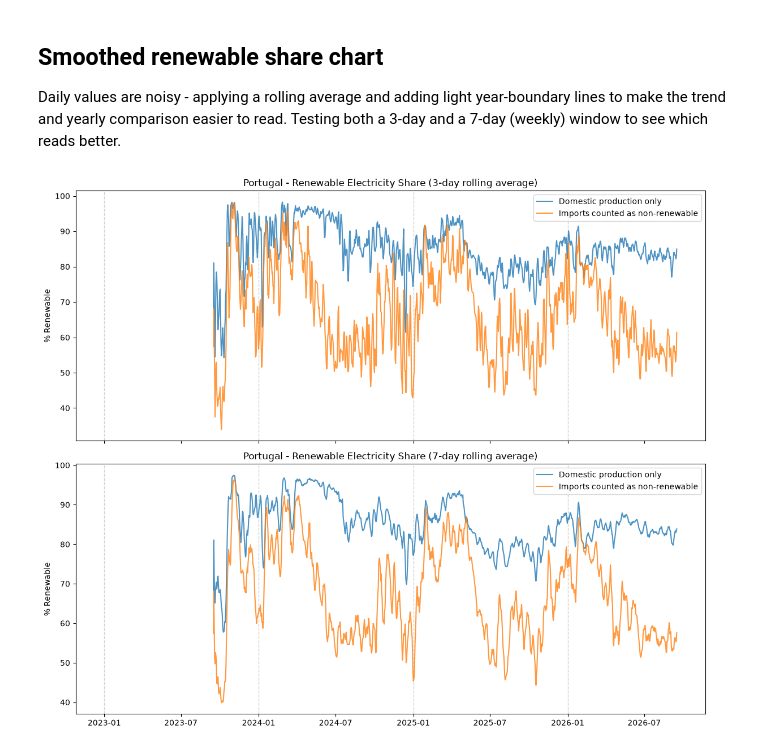
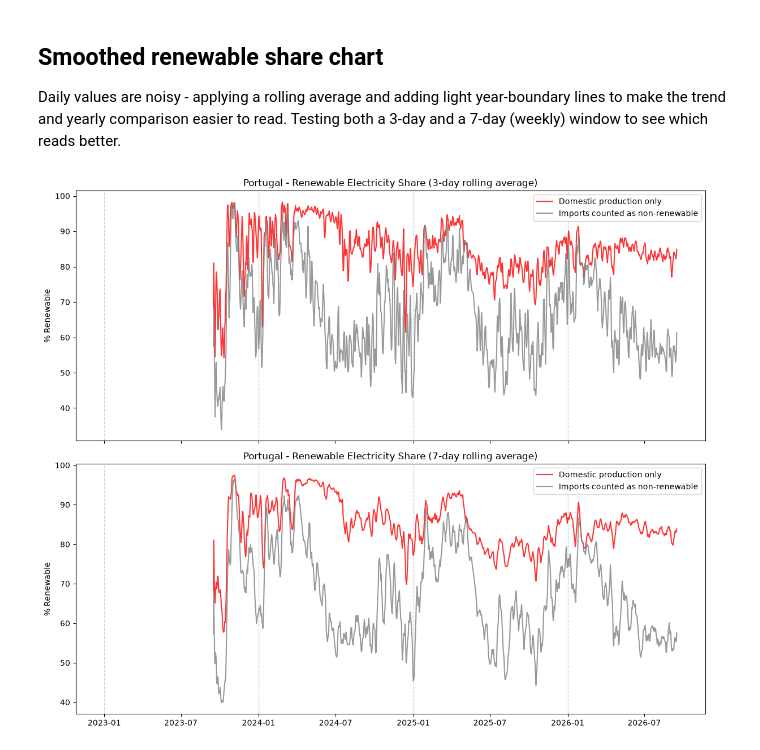
Before and after one commit to JoaoFelicissimo03/PT-Energy-Transition-Analytics, a Jupyter notebook: 03_EDA.ipynb, the cells around one changed output. Cells and saved outputs as stored; diff of their text form; code cells hidden in the pictures.

```diff
--- a/03_EDA.ipynb
+++ b/03_EDA.ipynb
@@ -74,36 +79,38 @@ def plot_renewable_share(df, window_days, ax=None):
         smoothed["pct_renovavel"],
         label="Domestic production only",
         alpha=0.8,
+        color="red",
     )
     ax.plot(
         smoothed.index,
         smoothed["pct_renovavel_com_import"],
         label="Imports counted as non-renewable",
         alpha=0.8,
+        color="grey",
     )
 
     # Light vertical line at the start of each year present in the data
     for year in range(df["date"].dt.year.min(), df["date"].dt.year.max() + 1):
         ax.axvline(
             pd.Timestamp(f"{year}-01-01"),
             color="lightgray",
             linestyle="--",
             linewidth=1,
             zorder=0,
         )
 
     ax.set_ylabel("% Renewable")
     ax.set_title(
         f"Portugal - Renewable Electricity Share ({window_days}-day rolling average)"
     )
     ax.legend()
     return ax
 
 
 fig, axes = plt.subplots(2, 1, figsize=(12, 10), sharex=True)
 plot_renewable_share(df_ren, window_days=3, ax=axes[0])
 plot_renewable_share(df_ren, window_days=7, ax=axes[1])
 plt.tight_layout()
 plt.show()
 # %% [output]
-[figure, old version]
+[figure, new version]
```
Also changed, not shown: parts of 19 cells of this notebook.
